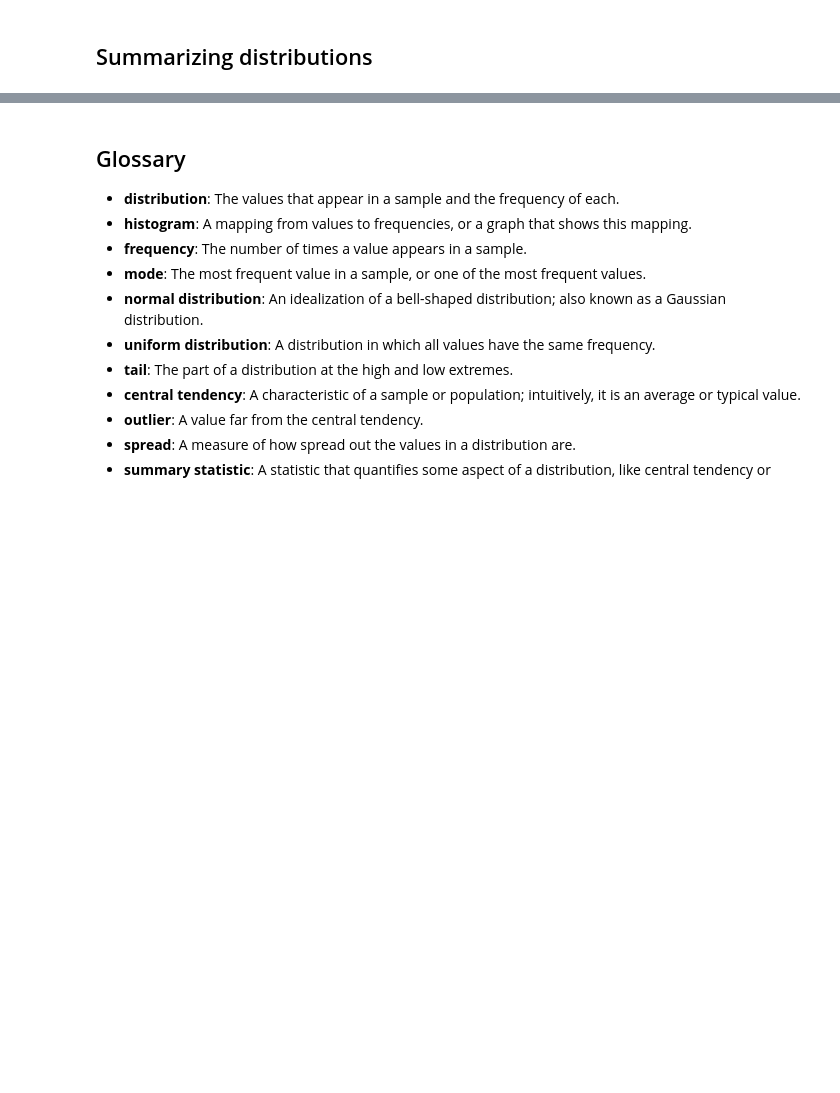
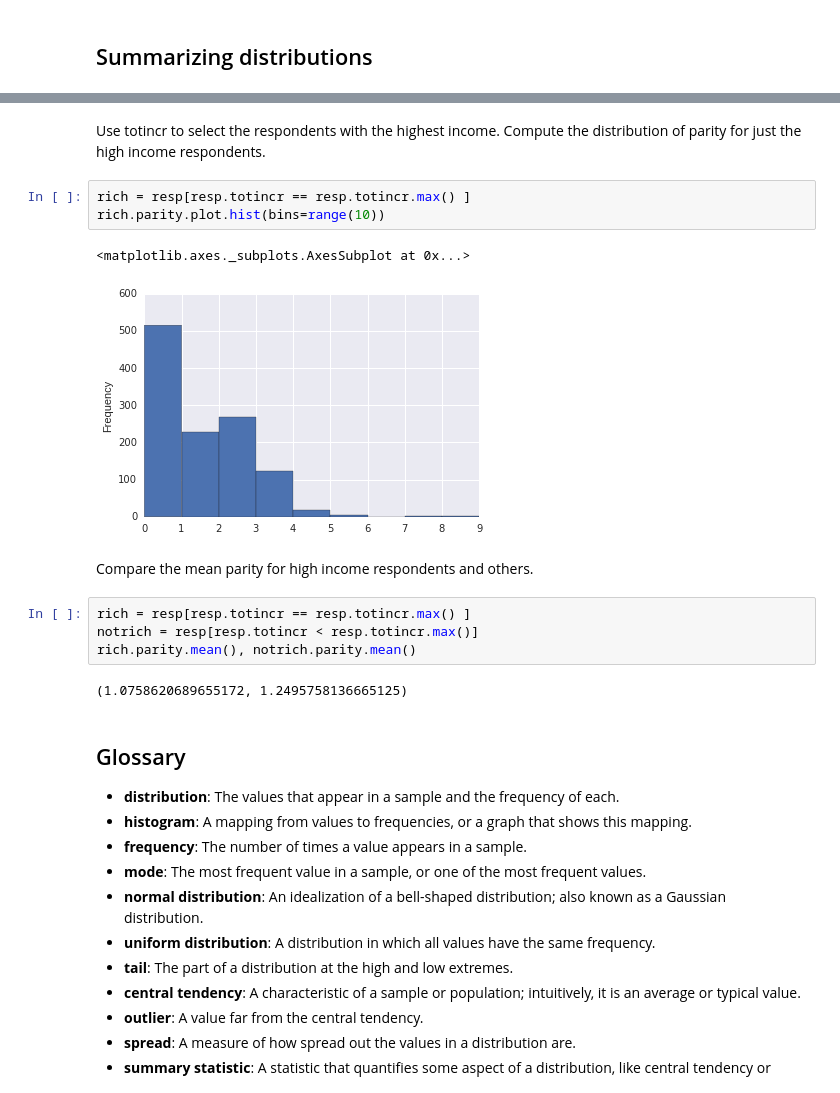
Before and after one commit to glasslion/coursera-machine-learning-nottebooks, a Jupyter notebook: thinkstats/chapter2.ipynb, the cells around one changed output, grey strips where cells are left out. Saved outputs shown, nothing was run; the diff lists cells and outputs as text; blank space fills up the shorter version.

```diff
--- a/thinkstats/chapter2.ipynb
+++ b/thinkstats/chapter2.ipynb
@@ -65,3 +122,19 @@ thinkplot.Show(xlabel='weeks', ylabel='frequency')
+# %% [markdown]
+Use totincr to select the respondents with the highest income. Compute the distribution of parity for just the high income respondents.
+# %%
+rich = resp[resp.totincr == resp.totincr.max() ]
+rich.parity.plot.hist(bins=range(10))
+# %% [output]
+<matplotlib.axes._subplots.AxesSubplot at 0x...>
+[figure, added]
+# %% [markdown]
+Compare the mean parity for high income respondents and others.
+# %%
+rich = resp[resp.totincr == resp.totincr.max() ]
+notrich = resp[resp.totincr < resp.totincr.max()]
+rich.parity.mean(), notrich.parity.mean()
+# %% [output]
+(1.0758620689655172, 1.2495758136665125)
 # %% [markdown]
 ## Glossary
 - **distribution**: The values that appear in a sample and the frequency of each.
```
Also changed, not shown: parts of 14 cells of this notebook.
